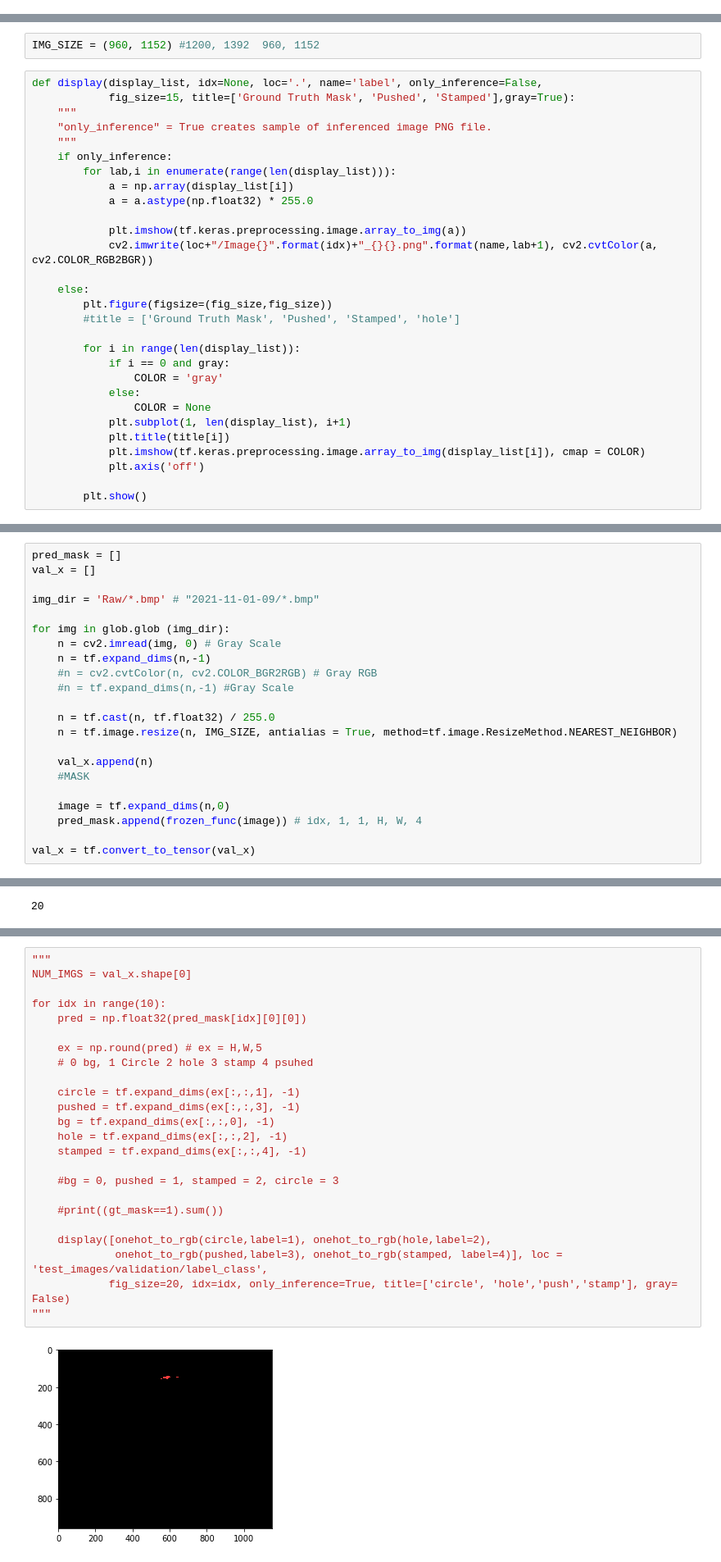
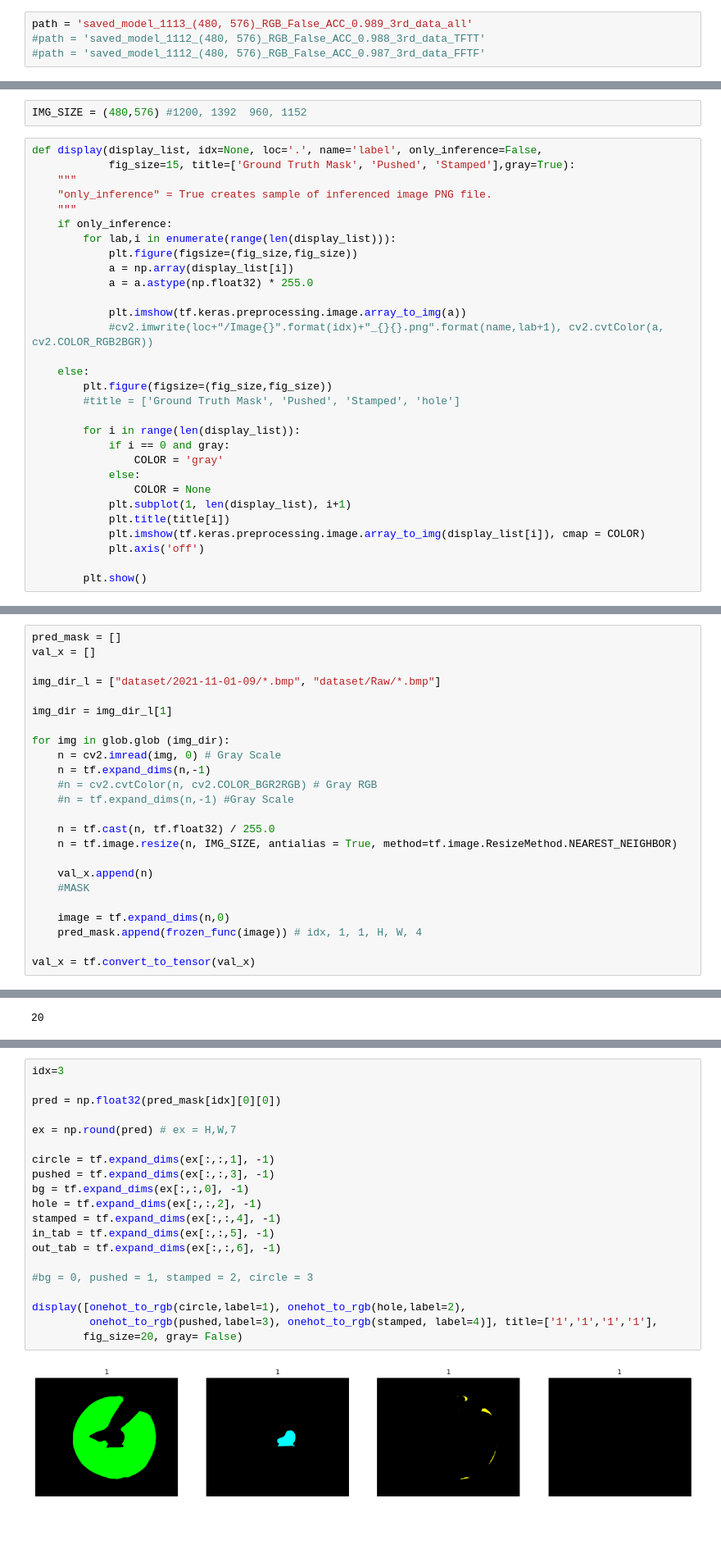
Before and after one commit to jhk0429/Segmentation_project, a Jupyter notebook: Inference_combined_5class.ipynb, the cells around one changed output, grey strips where cells are left out. Shown at 82% size. Cells and saved outputs as stored; diff of their text form; blank space fills up the shorter version.

```diff
--- a/Inference_combined_5class.ipynb
+++ b/Inference_combined_5class.ipynb
@@ -18,3 +1,7 @@ path = 'saved_model_1111_(960, 1152)_RGB_False_ACC_0.988_3rd_data'
+# %%
+path = 'saved_model_1113_(480, 576)_RGB_False_ACC_0.989_3rd_data_all'
+#path = 'saved_model_1112_(480, 576)_RGB_False_ACC_0.988_3rd_data_TFTT'
+#path = 'saved_model_1112_(480, 576)_RGB_False_ACC_0.987_3rd_data_FFTF'
 # %%
 import tensorflow as tf
 from tensorflow import keras
@@ -53,5 +26,5 @@ print('Found GPU at: {}'.format(device_name))
 # %%
-IMG_SIZE = (960, 1152) #1200, 1392  960, 1152
+IMG_SIZE = (480,576) #1200, 1392  960, 1152
 # %%
 def display(display_list, idx=None, loc='.', name='label', only_inference=False,
             fig_size=15, title=['Ground Truth Mask', 'Pushed', 'Stamped'],gray=True):
@@ -60,11 +33,12 @@ def display(display_list, idx=None, loc='.', name='label', only_inference=False,
     """
     if only_inference:
         for lab,i in enumerate(range(len(display_list))):
+            plt.figure(figsize=(fig_size,fig_size))
             a = np.array(display_list[i])
             a = a.astype(np.float32) * 255.0
 
             plt.imshow(tf.keras.preprocessing.image.array_to_img(a))
-            cv2.imwrite(loc+"/Image{}".format(idx)+"_{}{}.png".format(name,lab+1), cv2.cvtColor(a, cv2.COLOR_RGB2BGR))
+            #cv2.imwrite(loc+"/Image{}".format(idx)+"_{}{}.png".format(name,lab+1), cv2.cvtColor(a, cv2.COLOR_RGB2BGR))
 
     else:
         plt.figure(figsize=(fig_size,fig_size))
@@ -291,7 +221,9 @@ Average inference time is:  6.225 ms
 pred_mask = []
 val_x = []
 
-img_dir = 'Raw/*.bmp' # "2021-11-01-09/*.bmp"
+img_dir_l = ["dataset/2021-11-01-09/*.bmp", "dataset/Raw/*.bmp"]
+
+img_dir = img_dir_l[1]
 
 for img in glob.glob (img_dir):
     n = cv2.imread(img, 0) # Gray Scale
@@ -434,28 +310,24 @@ def onehot_to_rgb(one_hot, label = None):
 
     return com
 # %%
-"""
-NUM_IMGS = val_x.shape[0]
+idx=3
 
-for idx in range(10):
-    pred = np.float32(pred_mask[idx][0][0])
+pred = np.float32(pred_mask[idx][0][0])
 
-    ex = np.round(pred) # ex = H,W,5
-    # 0 bg, 1 Circle 2 hole 3 stamp 4 psuhed
+ex = np.round(pred) # ex = H,W,7
 
-    circle = tf.expand_dims(ex[:,:,1], -1)
-    pushed = tf.expand_dims(ex[:,:,3], -1)
-    bg = tf.expand_dims(ex[:,:,0], -1)
-    hole = tf.expand_dims(ex[:,:,2], -1)
-    stamped = tf.expand_dims(ex[:,:,4], -1)
+circle = tf.expand_dims(ex[:,:,1], -1)
+pushed = tf.expand_dims(ex[:,:,3], -1)
+bg = tf.expand_dims(ex[:,:,0], -1)
+hole = tf.expand_dims(ex[:,:,2], -1)
+stamped = tf.expand_dims(ex[:,:,4], -1)
+in_tab = tf.expand_dims(ex[:,:,5], -1)
+out_tab = tf.expand_dims(ex[:,:,6], -1)
 
-    #bg = 0, pushed = 1, stamped = 2, circle = 3
+#bg = 0, pushed = 1, stamped = 2, circle = 3
 
-    #print((gt_mask==1).sum())
-
-    display([onehot_to_rgb(circle,label=1), onehot_to_rgb(hole,label=2),
-             onehot_to_rgb(pushed,label=3), onehot_to_rgb(stamped, label=4)], loc = 'test_images/validation/label_class',
-            fig_size=20, idx=idx, only_inference=True, title=['circle', 'hole','push','stamp'], gray= False)
-"""
+display([onehot_to_rgb(circle,label=1), onehot_to_rgb(hole,label=2),
+         onehot_to_rgb(pushed,label=3), onehot_to_rgb(stamped, label=4)], title=['1','1','1','1'],
+        fig_size=20, gray= False)
 # %% [output]
-[figure, old version]
+[figure, new version]
```
Also changed, not shown: parts of 19 cells of this notebook, 1 other file.
